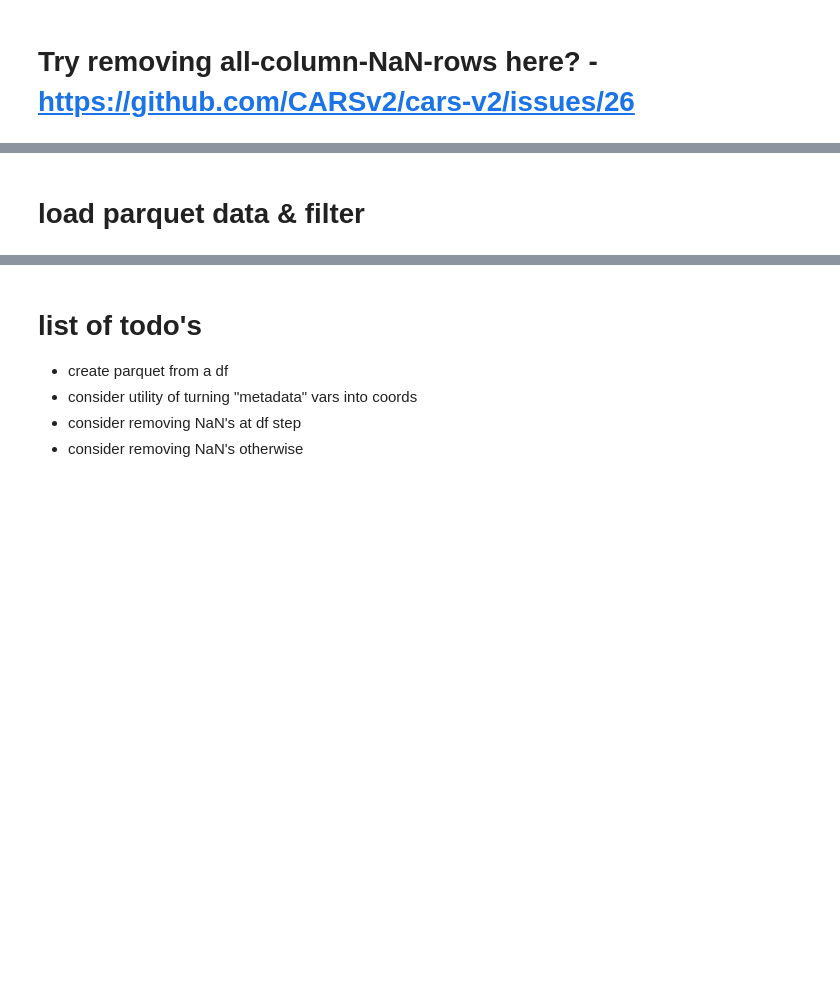
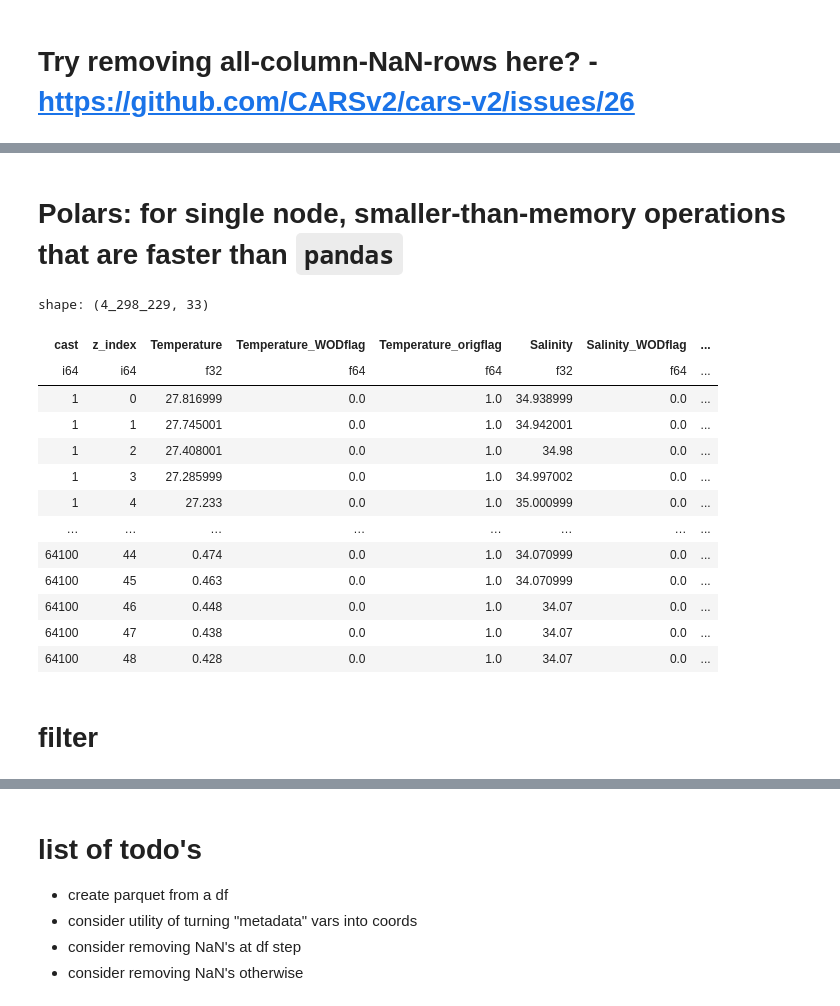
Before and after one commit to CARSv2/cars-v2, a Jupyter notebook: notebooks/CODA-database-sandbox.ipynb, the cells around one changed output, grey strips where cells are left out. Saved outputs shown, nothing was run; the diff lists cells and outputs as text; code cells hidden in the pictures; blank space fills up the shorter version.

```diff
--- a/notebooks/CODA-database-sandbox.ipynb
+++ b/notebooks/CODA-database-sandbox.ipynb
@@ -164,0 +157,2 @@ df.to_csv(write_path+"2005_pfl_temp.csv", index=False)
+# %% [markdown]
+# Polars: for single node, smaller-than-memory operations that are faster than `pandas`
@@ -165,4 +162,21 @@ df.to_csv(write_path+"2005_pfl_temp.csv", index=False)
+# %%
+pdf
+# %% [output]
+shape: (4_298_229, 33)
+| cast | z_index | Temperature | Temperature_WODflag | Temperature_origflag | Salinity | Salinity_WODflag | ... |
+| i64 | i64 | f32 | f64 | f64 | f32 | f64 | ... |
+| 1 | 0 | 27.816999 | 0.0 | 1.0 | 34.938999 | 0.0 | ... |
+| 1 | 1 | 27.745001 | 0.0 | 1.0 | 34.942001 | 0.0 | ... |
+| 1 | 2 | 27.408001 | 0.0 | 1.0 | 34.98 | 0.0 | ... |
+| 1 | 3 | 27.285999 | 0.0 | 1.0 | 34.997002 | 0.0 | ... |
+| 1 | 4 | 27.233 | 0.0 | 1.0 | 35.000999 | 0.0 | ... |
+| … | … | … | … | … | … | … | ... |
+| 64100 | 44 | 0.474 | 0.0 | 1.0 | 34.070999 | 0.0 | ... |
+| 64100 | 45 | 0.463 | 0.0 | 1.0 | 34.070999 | 0.0 | ... |
+| 64100 | 46 | 0.448 | 0.0 | 1.0 | 34.07 | 0.0 | ... |
+| 64100 | 47 | 0.438 | 0.0 | 1.0 | 34.07 | 0.0 | ... |
+| 64100 | 48 | 0.428 | 0.0 | 1.0 | 34.07 | 0.0 | ... |
 # %% [markdown]
-# load parquet data & filter
+# filter
 # %%
 %%time
```
Also changed, not shown: parts of 48 cells of this notebook.
